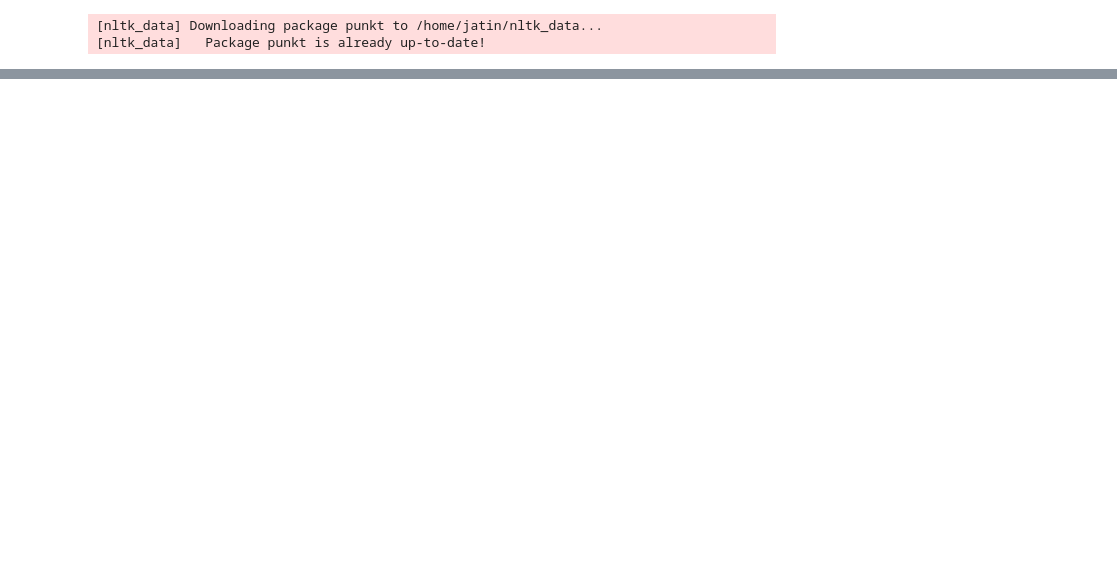
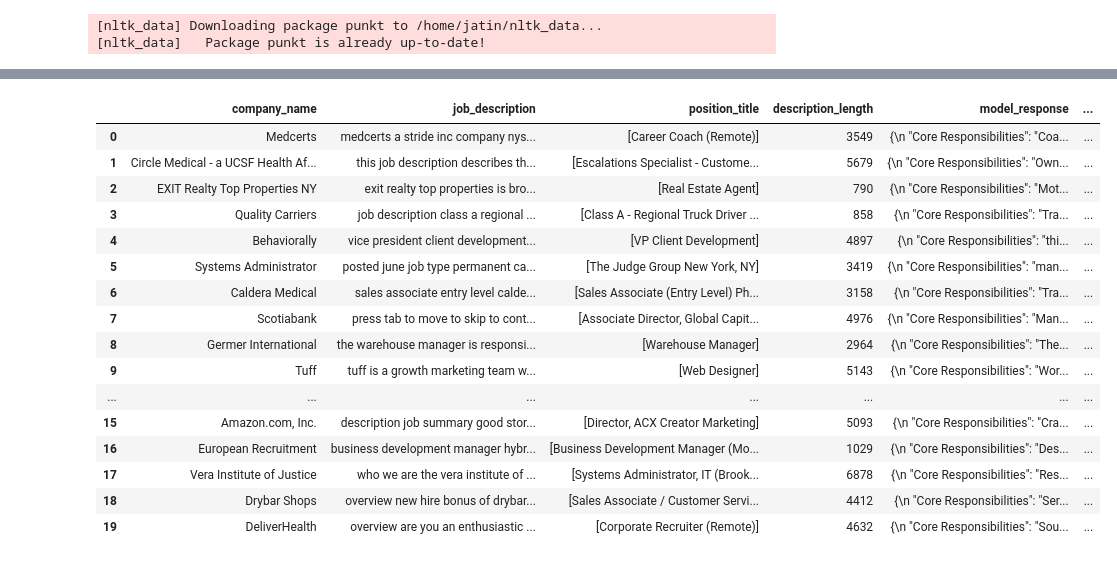
Before and after one commit to Jatin-Repository/Captial_Placement, a Jupyter notebook: Tokenization.ipynb, the cells around one changed output, grey strips where cells are left out. Cells and saved outputs as stored; diff of their text form; code cells hidden in the pictures; blank space fills up the shorter version.

```diff
--- a/Tokenization.ipynb
+++ b/Tokenization.ipynb
@@ -62,2 +67,4 @@ for i in range(0,len(hugging_df)):
+# %%
+hugging_df['position_title'] = hugging_df['position_title'].apply(lambda x: [x])
 # %%
-hugging_df['job_description_tozentization'] = [i for i in list1]
+hugging_df['job_description_tokenization'] = [i for i in list1]
@@ -84,3 +71,24 @@ hugging_df
+# %%
+hugging_df['job_description_tokenization'] = hugging_df['position_title']+hugging_df['job_description_tokenization']
+hugging_df
+# %% [output]
+|  | company_name | job_description | position_title | description_length | model_response | ... |
+| 0 | Medcerts | medcerts a stride inc company nys... | [Career Coach (Remote)] | 3549 | {\n "Core Responsibilities": "Coa... | ... |
+| 1 | Circle Medical - a UCSF Health Af... | this job description describes th... | [Escalations Specialist - Custome... | 5679 | {\n "Core Responsibilities": "Own... | ... |
+| 2 | EXIT Realty Top Properties NY | exit realty top properties is bro... | [Real Estate Agent] | 790 | {\n "Core Responsibilities": "Mot... | ... |
+| 3 | Quality Carriers | job description class a regional ... | [Class A - Regional Truck Driver ... | 858 | {\n "Core Responsibilities": "Tra... | ... |
+| 4 | Behaviorally | vice president client development... | [VP Client Development] | 4897 | {\n "Core Responsibilities": "thi... | ... |
+| 5 | Systems Administrator | posted june job type permanent ca... | [The Judge Group New York, NY] | 3419 | {\n "Core Responsibilities": "man... | ... |
+| 6 | Caldera Medical | sales associate entry level calde... | [Sales Associate (Entry Level) Ph... | 3158 | {\n "Core Responsibilities": "Tra... | ... |
+| 7 | Scotiabank | press tab to move to skip to cont... | [Associate Director, Global Capit... | 4976 | {\n "Core Responsibilities": "Man... | ... |
+| 8 | Germer International | the warehouse manager is responsi... | [Warehouse Manager] | 2964 | {\n "Core Responsibilities": "The... | ... |
+| 9 | Tuff | tuff is a growth marketing team w... | [Web Designer] | 5143 | {\n "Core Responsibilities": "Wor... | ... |
+| ... | ... | ... | ... | ... | ... | ... |
+| 15 | Amazon.com, Inc. | description job summary good stor... | [Director, ACX Creator Marketing] | 5093 | {\n "Core Responsibilities": "Cra... | ... |
+| 16 | European Recruitment | business development manager hybr... | [Business Development Manager (Mo... | 1029 | {\n "Core Responsibilities": "Des... | ... |
+| 17 | Vera Institute of Justice | who we are the vera institute of ... | [Systems Administrator, IT (Brook... | 6878 | {\n "Core Responsibilities": "Res... | ... |
+| 18 | Drybar Shops | overview new hire bonus of drybar... | [Sales Associate / Customer Servi... | 4412 | {\n "Core Responsibilities": "Ser... | ... |
+| 19 | DeliverHealth | overview are you an enthusiastic ... | [Corporate Recruiter (Remote)] | 4632 | {\n "Core Responsibilities": "Sou... | ... |
 # %%
 actual_df = pd.read_csv('Actual_Data.csv',index_col='Unnamed: 0')
 actual_df
```
Also changed, not shown: parts of 21 cells of this notebook.
